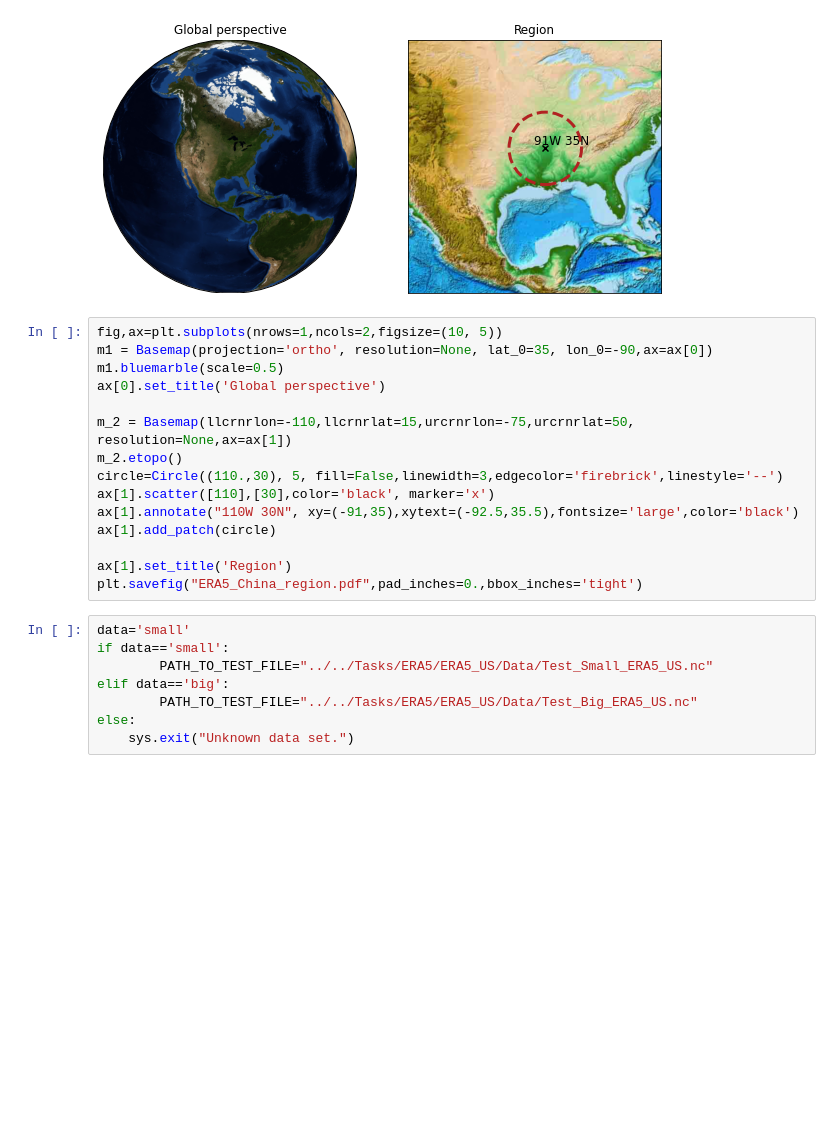
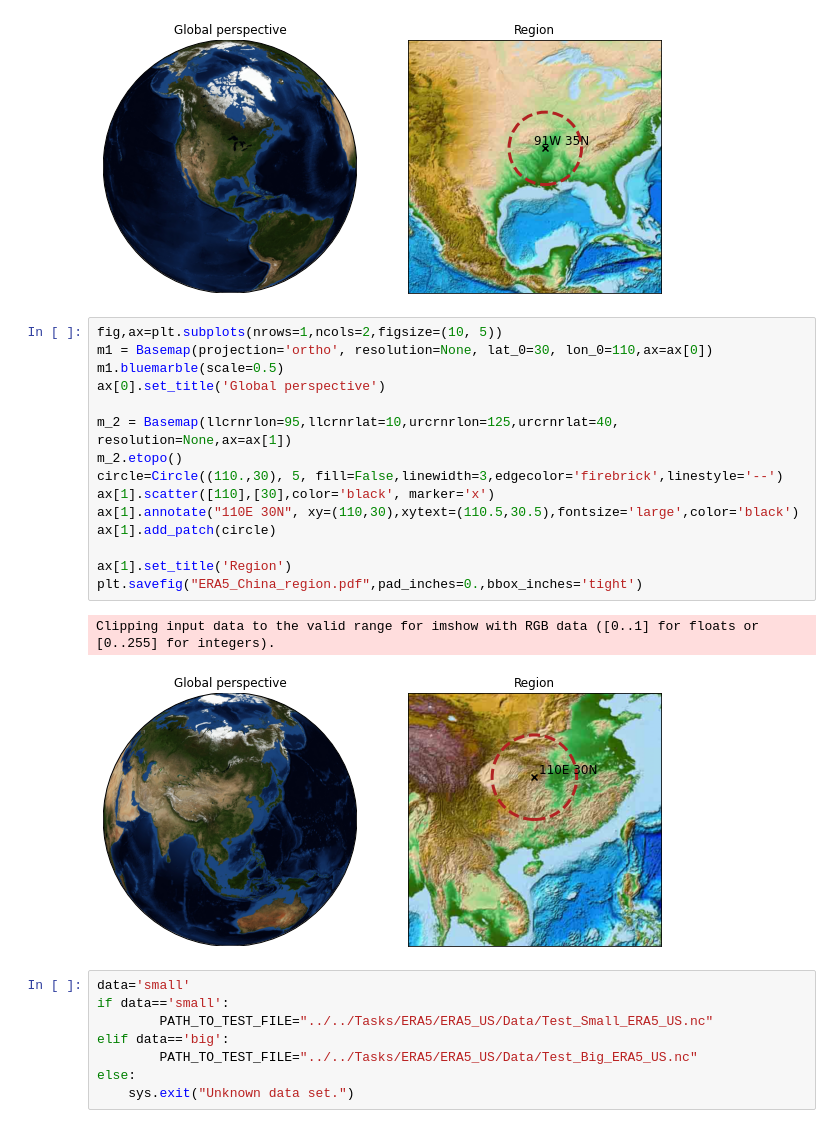
Before and after one commit to PeterHolderrieth/Steerable_CNPs, a Jupyter notebook: Evaluation/ERA5/Plot_Examples.ipynb, the cells around one changed output. Cells and saved outputs as stored; diff of their text form; blank space fills up the shorter version.

```diff
--- a/Evaluation/ERA5/Plot_Examples.ipynb
+++ b/Evaluation/ERA5/Plot_Examples.ipynb
@@ -72,19 +72,22 @@ Clipping input data to the valid range for imshow with RGB data ([0..1] for floa
 [figure]
 # %%
 fig,ax=plt.subplots(nrows=1,ncols=2,figsize=(10, 5))
-m1 = Basemap(projection='ortho', resolution=None, lat_0=35, lon_0=-90,ax=ax[0])
+m1 = Basemap(projection='ortho', resolution=None, lat_0=30, lon_0=110,ax=ax[0])
 m1.bluemarble(scale=0.5)
 ax[0].set_title('Global perspective')
 
-m_2 = Basemap(llcrnrlon=-110,llcrnrlat=15,urcrnrlon=-75,urcrnrlat=50, resolution=None,ax=ax[1])
+m_2 = Basemap(llcrnrlon=95,llcrnrlat=10,urcrnrlon=125,urcrnrlat=40, resolution=None,ax=ax[1])
 m_2.etopo()
 circle=Circle((110.,30), 5, fill=False,linewidth=3,edgecolor='firebrick',linestyle='--')
 ax[1].scatter([110],[30],color='black', marker='x')
-ax[1].annotate("110W 30N", xy=(-91,35),xytext=(-92.5,35.5),fontsize='large',color='black')
+ax[1].annotate("110E 30N", xy=(110,30),xytext=(110.5,30.5),fontsize='large',color='black')
 ax[1].add_patch(circle)
 
 ax[1].set_title('Region')
 plt.savefig("ERA5_China_region.pdf",pad_inches=0.,bbox_inches='tight')
+# %% [output]
+Clipping input data to the valid range for imshow with RGB data ([0..1] for floats or [0..255] for integers).
+[figure, added]
 # %%
 data='small'
 if data=='small':
```
Also changed, not shown: 4 other files.
